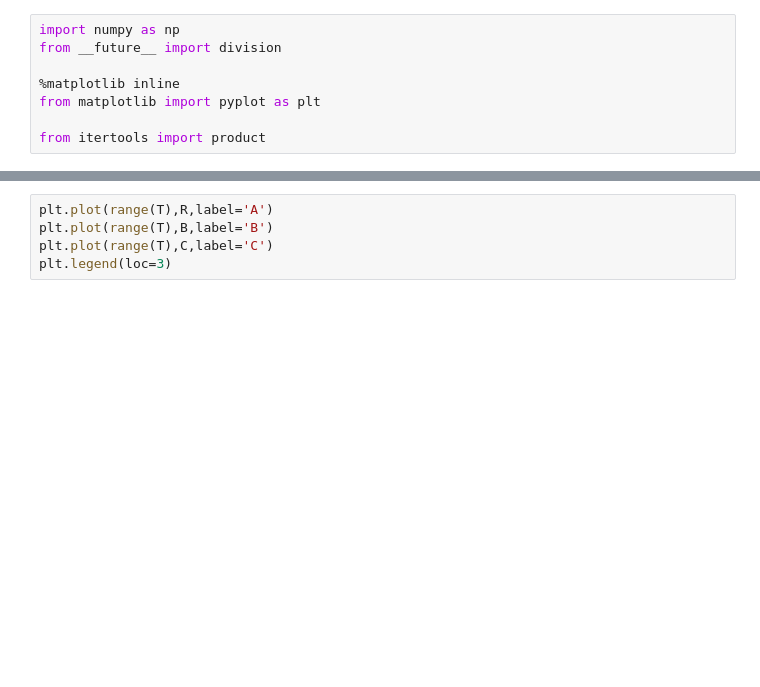
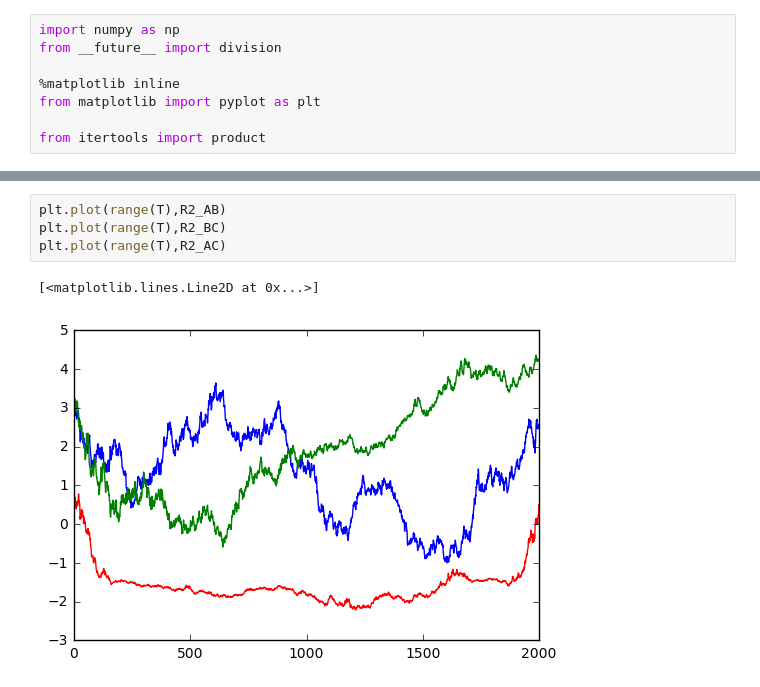
Before and after one commit to standard-aaron/mullets, a Jupyter notebook: multi_locus_sampling.ipynb, the cells around one changed output, grey strips where cells are left out. Saved outputs shown, nothing was run; the diff lists cells and outputs as text; blank space fills up the shorter version.

```diff
--- a/multi_locus_sampling.ipynb
+++ b/multi_locus_sampling.ipynb
@@ -83,5 +83,7 @@ plt.legend(loc=3)
 # %%
-plt.plot(range(T),R,label='A')
-plt.plot(range(T),B,label='B')
-plt.plot(range(T),C,label='C')
-plt.legend(loc=3)
+plt.plot(range(T),R2_AB)
+plt.plot(range(T),R2_BC)
+plt.plot(range(T),R2_AC)
+# %% [output]
+[<matplotlib.lines.Line2D at 0x...>]
+[figure, added]
```
Also changed, not shown: parts of 3 cells of this notebook.
